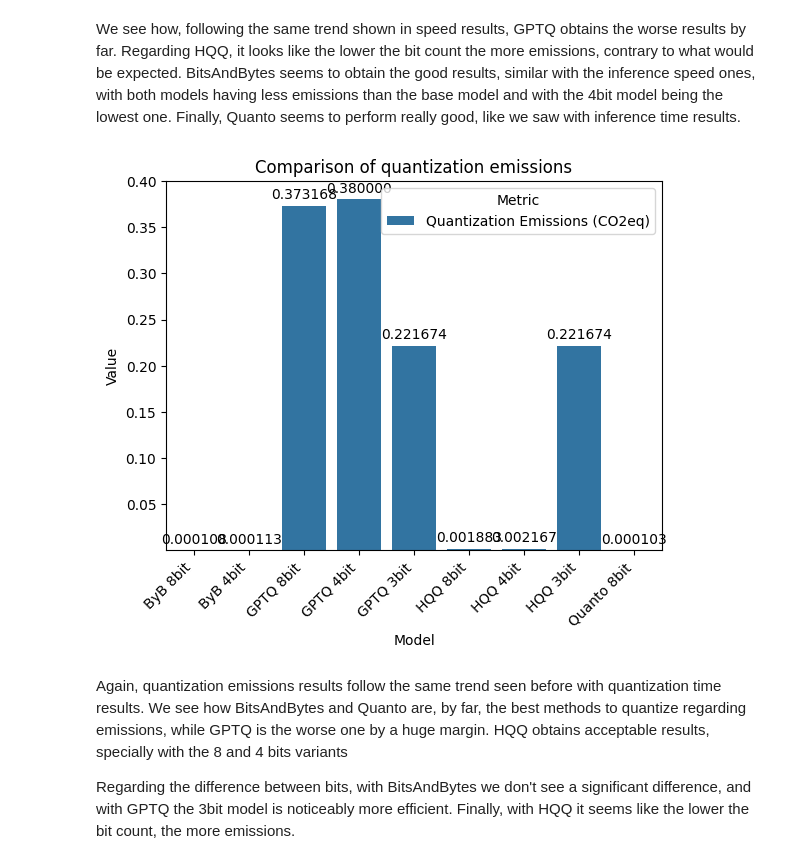
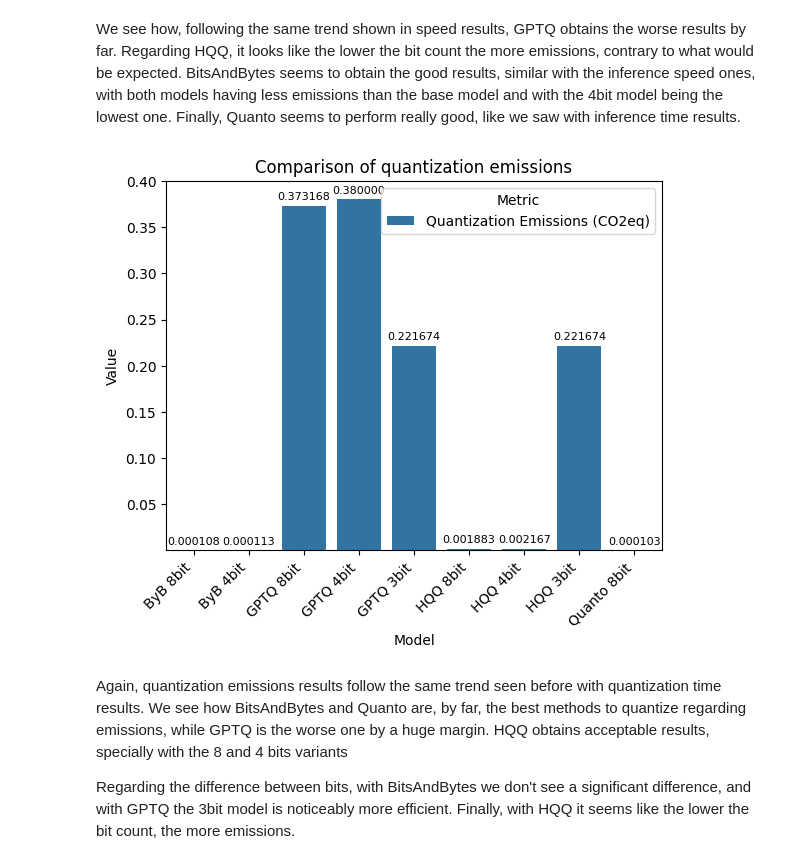
Before and after one commit to davidferex/LLaMA2_Quantization, a Jupyter notebook: Perplexity.ipynb, the cells around one changed output. Saved outputs shown, nothing was run; the diff lists cells and outputs as text; code cells hidden in the pictures.

```diff
--- a/Perplexity.ipynb
+++ b/Perplexity.ipynb
@@ -156,7 +156,7 @@ df = pd.DataFrame({
 df_melt = df.melt(id_vars='Model', var_name='Metric', value_name='Value')
 ax = sns.barplot(data=df_melt, x='Model', y='Value', hue='Metric')
 for container in ax.containers:
-    ax.bar_label(container, fmt='%.2f', padding=3)
+    ax.bar_label(container, fmt='%.2f', padding=3, fontsize=8)
 plt.title('Comparison of quantization time')
 plt.ylim(3.0, 17000.0)
 plt.xticks(rotation=45, ha='right')
@@ -186,7 +186,7 @@ df = pd.DataFrame({
 df_melt = df.melt(id_vars='Model', var_name='Metric', value_name='Value')
 ax = sns.barplot(data=df_melt, x='Model', y='Value', hue='Metric')
 for container in ax.containers:
-    ax.bar_label(container, fmt='%.6f', padding=3)
+    ax.bar_label(container, fmt='%.6f', padding=3, fontsize=8)
 plt.title('Comparison of inference emissions')
 plt.ylim(0.004, 0.04)
 plt.xticks(rotation=45, ha='right')
@@ -198,23 +198,23 @@ We see how, following the same trend shown in speed results, GPTQ obtains the wo
 # %%
 import pandas as pd
 import seaborn as sns
 import matplotlib.pyplot as plt
 
 df = pd.DataFrame({
     'Model': ['ByB 8bit', 'ByB 4bit', 'GPTQ 8bit', 'GPTQ 4bit', 'GPTQ 3bit', 'HQQ 8bit', 'HQQ 4bit', 'HQQ 3bit', 'Quanto 8bit'],
     'Quantization Emissions (CO2eq)': [0.000108, 0.000113, 0.373168, 0.380000, 0.221674, 0.001883, 0.002167, 0.221674, 0.000103]
 })
 
 df_melt = df.melt(id_vars='Model', var_name='Metric', value_name='Value')
 ax = sns.barplot(data=df_melt, x='Model', y='Value', hue='Metric')
 for container in ax.containers:
-    ax.bar_label(container, fmt='%.6f', padding=3)
+    ax.bar_label(container, fmt='%.6f', padding=3, fontsize=8)
 plt.title('Comparison of quantization emissions')
 plt.ylim(0.0001, 0.4)
 plt.xticks(rotation=45, ha='right')
 plt.show()
 # %% [output]
-[figure, old version]
+[figure, new version]
 # %% [markdown]
 Again, quantization emissions results follow the same trend seen before with quantization time results. We see how BitsAndBytes and Quanto are, by far, the best methods to quantize regarding emissions, while GPTQ is the worse one by a huge margin. HQQ obtains acceptable results, specially with the 8 and 4 bits variants
 
```
Also changed, not shown: parts of 2 cells of this notebook, 1 other file.
